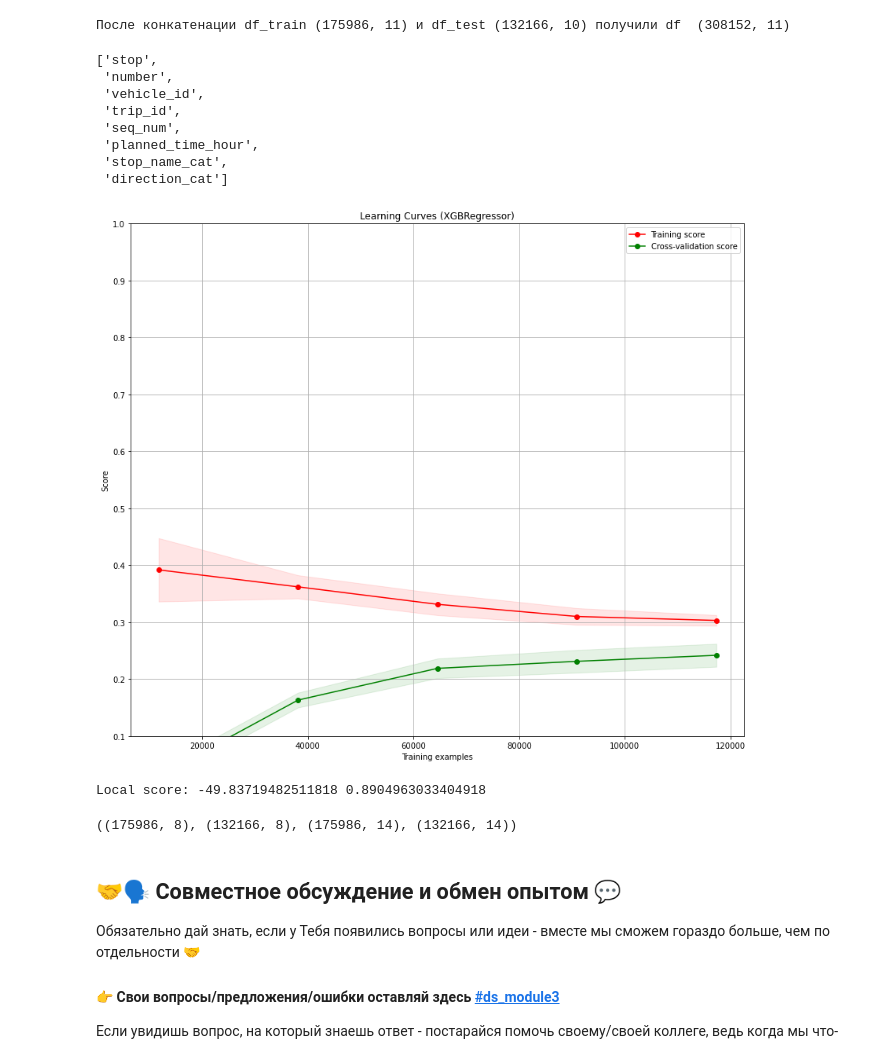
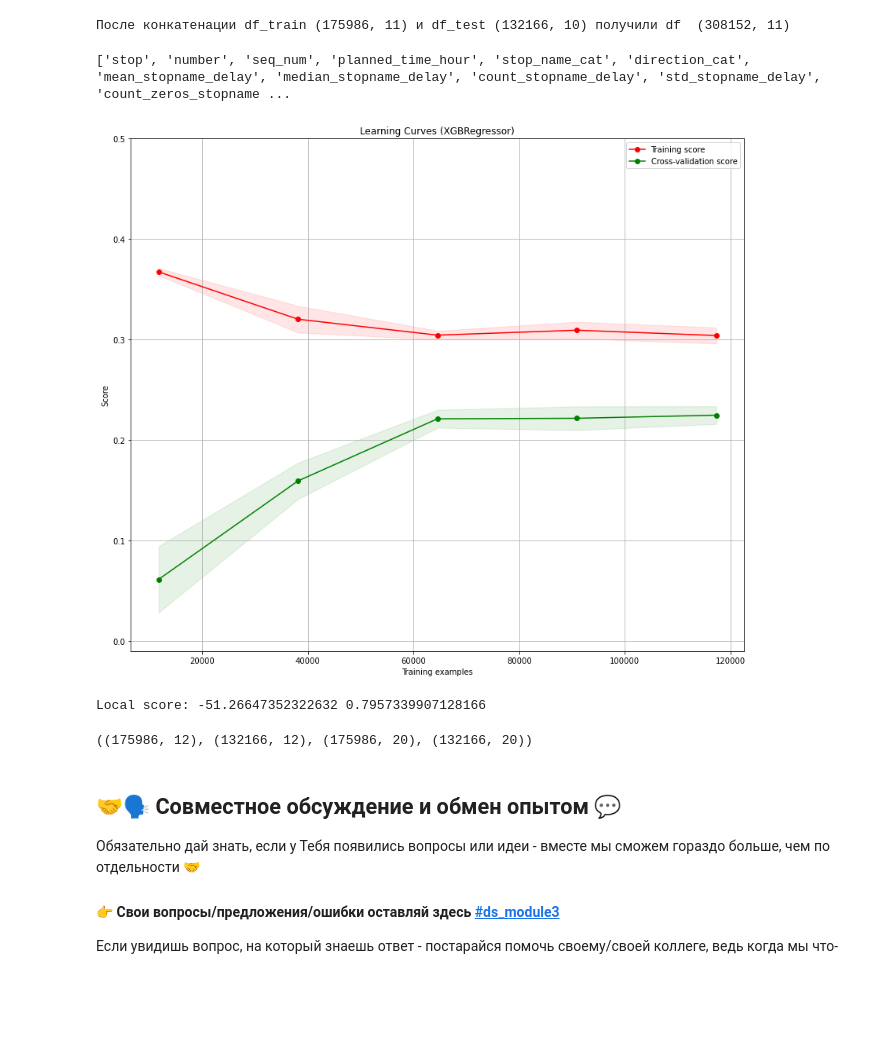
Before and after one commit to Olgerd96/Kaggle-DataWorkShop, a Jupyter notebook: kaggle_tram.ipynb, the cells around one changed output. Cells and saved outputs as stored; diff of their text form; code cells hidden in the pictures; blank space fills up the shorter version.

Commit message:
prob_stopnames_xgboost

```diff
--- a/kaggle_tram.ipynb
+++ b/kaggle_tram.ipynb
@@ -118,7 +118,7 @@ df_train = pd.read_hdf('../input/tram.train.h5')
 df_test = pd.read_hdf('../input/tram.test.h5') #тестовый набор без ответа
 # %%
 df = pd.concat([df_train, df_test])
-df.index = df.datetime.isnull()
+#df.index = df.datetime.isnull()
 print("После конкатенации df_train", df_train.shape, "и df_test", df_test.shape, "получили df ", df.shape)
 # %% [output]
 После конкатенации df_train (175986, 11) и df_test (132166, 10) получили df  (308152, 11)
@@ -131,20 +131,24 @@ df["planned_time_hour"] = df["planned_time"].dt.hour
 df["stop_name_cat"] = df["stop_name"].factorize()[0]
 df["direction_cat"] = df["direction"].factorize()[0]
 
+df_stopname_delay = df_train[["stop_name", "delay"]].groupby("stop_name").agg(
+    mean_stopname_delay=("delay", "mean"),
+    median_stopname_delay=("delay", "median"),
+    count_stopname_delay=("delay", "count"),
+    std_stopname_delay=("delay", "std"),
+    count_zeros_stopname_delay=("delay", lambda vals: len([x for x in vals if x == 0]) ),
+    prob_zeros_stopname_delay=("delay", lambda vals: np.mean([x == 0 for x in vals]) ),
+).reset_index()
+
+df = pd.merge(df, df_stopname_delay, on="stop_name")
+
+#### feature selection
 feats = df.select_dtypes("number").columns
-black_list = ["id", "delay"]
+black_list = ["id", "delay", "vehicle_id", "trip_id"]
 feats = [x for x in feats if x not in black_list]
-
-feats
+print(feats)
 # %% [output]
-['stop',
- 'number',
- 'vehicle_id',
- 'trip_id',
- 'seq_num',
- 'planned_time_hour',
- 'stop_name_cat',
- 'direction_cat']
+['stop', 'number', 'seq_num', 'planned_time_hour', 'stop_name_cat', 'direction_cat', 'mean_stopname_delay', 'median_stopname_delay', 'count_stopname_delay', 'std_stopname_delay', 'count_zeros_stopname ...
 # %%
 #X, y
 df_train = df[ df["delay"].notnull() ].copy()
@@ -177,36 +181,36 @@ def plot_learning_curve(model, title, X, y, ylim=None, cv=None, n_jobs=1, train_
         model, X, y, cv=cv, n_jobs=n_jobs, train_sizes=train_sizes)
     train_scores_mean = np.mean(train_scores, axis=1)
     train_scores_std = np.std(train_scores, axis=1)
     test_scores_mean = np.mean(test_scores, axis=1)
     test_scores_std = np.std(test_scores, axis=1)
     #mae_scores = cross_val_score(model, X, y, cv=5, scoring="neg_mean_absolute_error")
 
     plt.grid()
 
     plt.fill_between(train_sizes, train_scores_mean - train_scores_std,
                      train_scores_mean + train_scores_std, alpha=0.1,
                      color="r")
     plt.fill_between(train_sizes, test_scores_mean - test_scores_std,
                      test_scores_mean + test_scores_std, alpha=0.1, color="g")
     plt.plot(train_sizes, train_scores_mean, 'o-', color="r",
              label="Training score")
     plt.plot(train_sizes, test_scores_mean, 'o-', color="g",
              label="Cross-validation score")
     #plt.plot(train_sizes, mae_scores, 'o-', color="b", label="MAE")
 
     plt.legend(loc="best")
     return plt
 
 model = xgb.XGBRegressor(max_depth=5, n_estimators=50, random_state=0)
 
-plt = plot_learning_curve(model, "Learning Curves (XGBRegressor)", X_train, y_train, ylim=(0.1, 1), cv=3, n_jobs=4)
+plt = plot_learning_curve(model, "Learning Curves (XGBRegressor)", X_train, y_train, ylim=(-0.01, 0.5), cv=3, n_jobs=4)
 plt.show()
 
 scores = cross_val_score(model, X_train, y_train, cv=3, scoring="neg_mean_absolute_error")
 print("Local score:", np.mean(scores), np.std(scores))
 # %% [output]
-[figure, old version]
+[figure, new version]
-Local score: -49.83719482511818 0.8904963033404918
+Local score: -51.26647352322632 0.7957339907128166
 # %%
 #Обучение
 model = xgb.XGBRegressor(max_depth=5, n_estimators=50, random_state=0)
@@ -219,6 +223,6 @@ y_pred[ y_pred < 0 ] = 0
 df_test["delay"] = y_pred
 X_train.shape, X_test.shape, df_train.shape, df_test.shape
 # %% [output]
-((175986, 8), (132166, 8), (175986, 14), (132166, 14))
+((175986, 12), (132166, 12), (175986, 20), (132166, 20))
 # %%
 !mkdir -p ../output
```
Also changed, not shown: parts of 1 cell of this notebook.
